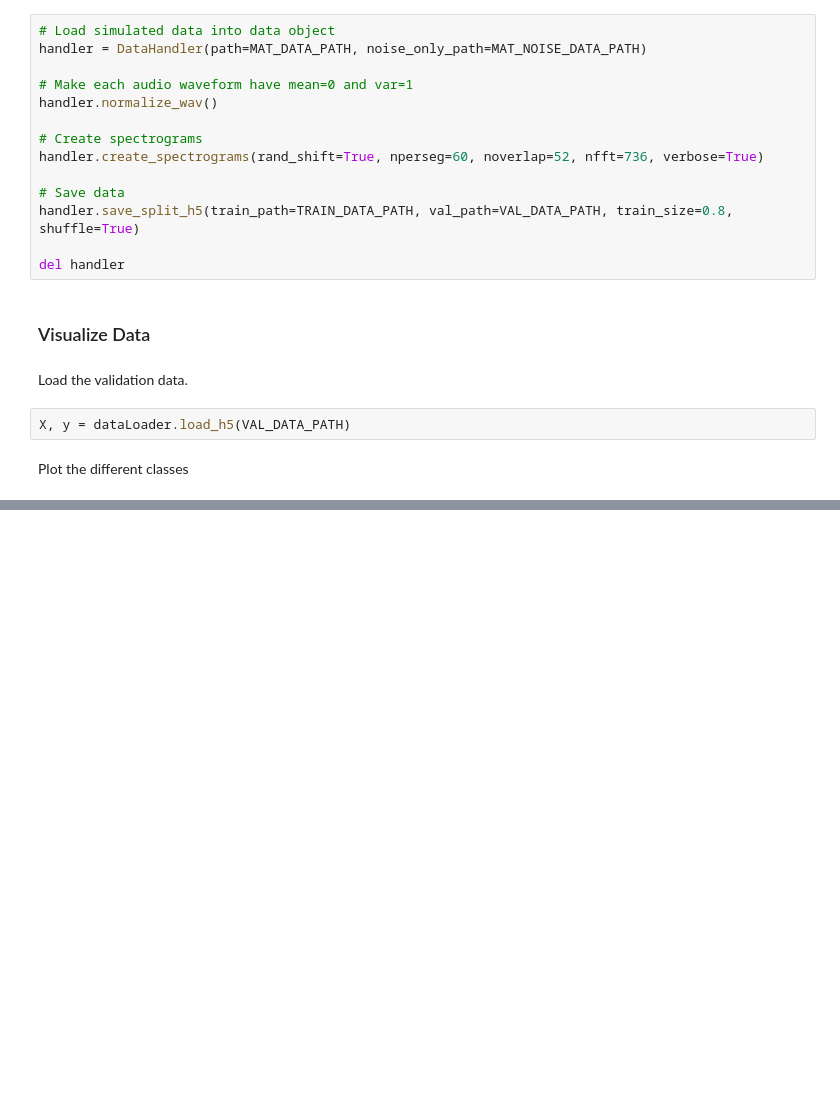
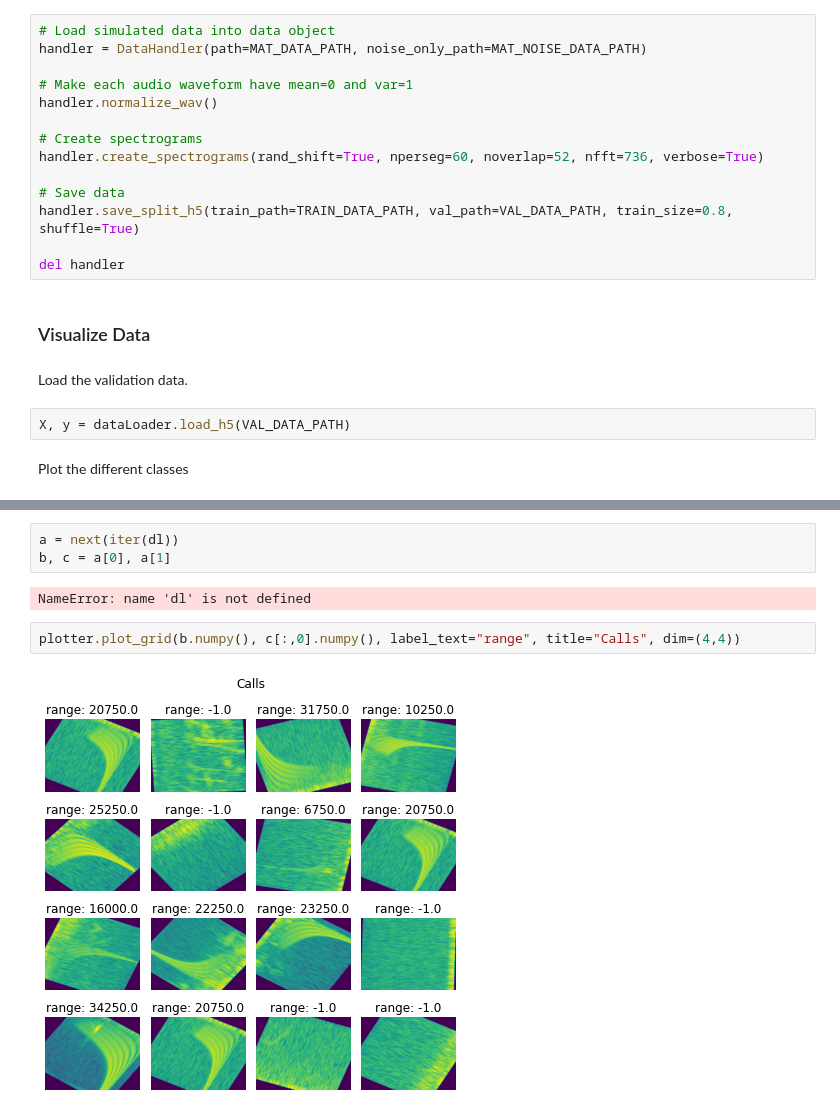
Before and after one commit to whoi-mars/detect_and_range, a Jupyter notebook: create_data.ipynb, the cells around one changed output, grey strips where cells are left out. Saved outputs shown, nothing was run; the diff lists cells and outputs as text; blank space fills up the shorter version.

```diff
--- a/create_data.ipynb
+++ b/create_data.ipynb
@@ -44,0 +65,9 @@ plotter.plot_grid(X[np.where(y[:,0] != -1)], y[np.where(y[:,0] != -1),0].squeeze
+# %%
+a = next(iter(dl))
+b, c = a[0], a[1]
+# %% [output]
+NameError: name 'dl' is not defined
+# %%
+plotter.plot_grid(b.numpy(), c[:,0].numpy(), label_text="range", title="Calls", dim=(4,4))
+# %% [output]
+[figure, added]
```
Also changed, not shown: parts of 6 cells of this notebook.
